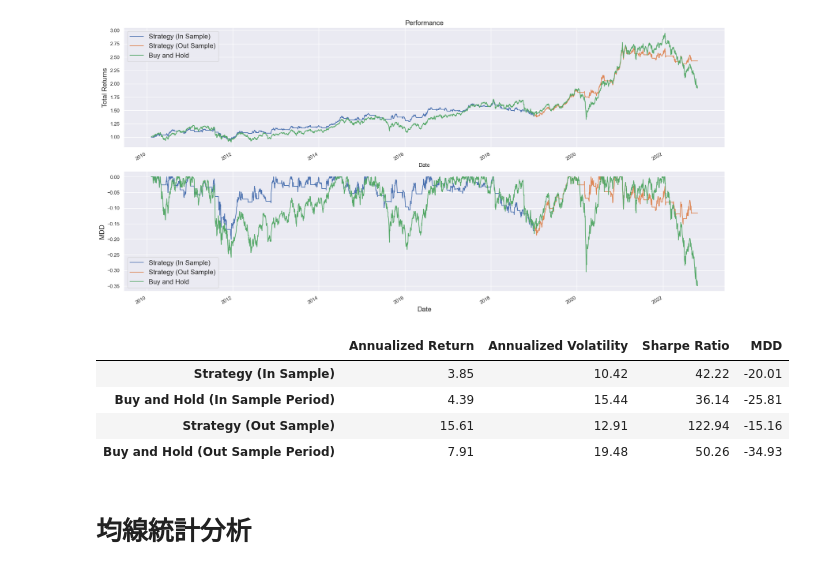
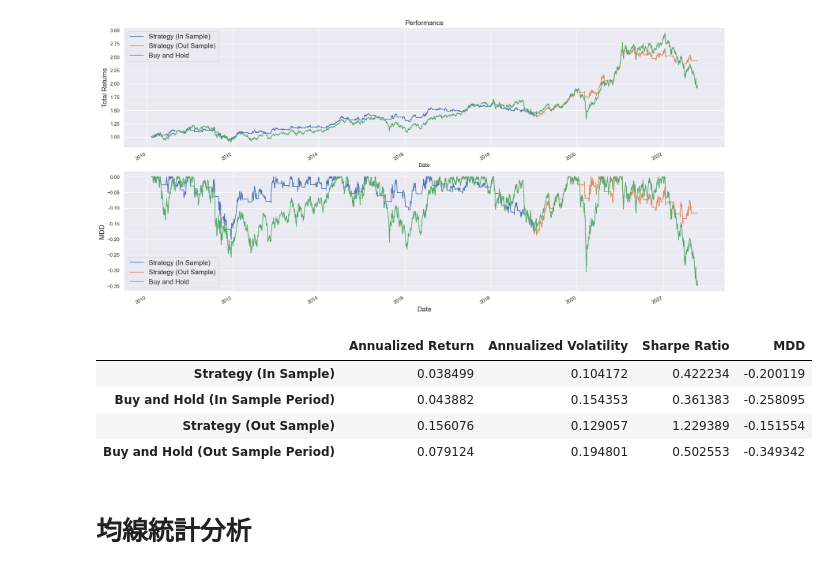
Before and after one commit to AndyLinGitHub/2022_fintech_hw1, a Jupyter notebook: hw1_report.ipynb, the cells around one changed output. Drawn from its saved outputs; the diff is of its cells as text; code cells hidden in the pictures.

```diff
--- a/hw1_report.ipynb
+++ b/hw1_report.ipynb
@@ -220,15 +220,15 @@ plt.show()
 # %%
 returns = [strategy_daily_returns_insample, benckmark_daily_returns[strategy_daily_returns_insample.index[0]:strategy_daily_returns_insample.index[-1]],
            strategy_daily_returns_outsample, benckmark_daily_returns[strategy_daily_returns_outsample.index[0]:strategy_daily_returns_outsample.index[-1]]]
 
 labels = ["Strategy (In Sample)", "Buy and Hold (In Sample Period)", "Strategy (Out Sample)", "Buy and Hold (Out Sample Period)"]
-(overall_performance(returns, labels) * 100).round(2)
+overall_performance(returns, labels)
 # %% [output]
 |  | Annualized Return | Annualized Volatility | Sharpe Ratio | MDD |
-| Strategy (In Sample) | 3.85 | 10.42 | 42.22 | -20.01 |
-| Buy and Hold (In Sample Period) | 4.39 | 15.44 | 36.14 | -25.81 |
-| Strategy (Out Sample) | 15.61 | 12.91 | 122.94 | -15.16 |
-| Buy and Hold (Out Sample Period) | 7.91 | 19.48 | 50.26 | -34.93 |
+| Strategy (In Sample) | 0.038499 | 0.104172 | 0.422234 | -0.200119 |
+| Buy and Hold (In Sample Period) | 0.043882 | 0.154353 | 0.361383 | -0.258095 |
+| Strategy (Out Sample) | 0.156076 | 0.129057 | 1.229389 | -0.151554 |
+| Buy and Hold (Out Sample Period) | 0.079124 | 0.194801 | 0.502553 | -0.349342 |
 # %% [markdown]
 # 均線統計分析
 # %%
```
Also changed, not shown: parts of 5 cells of this notebook, 1 other file.
